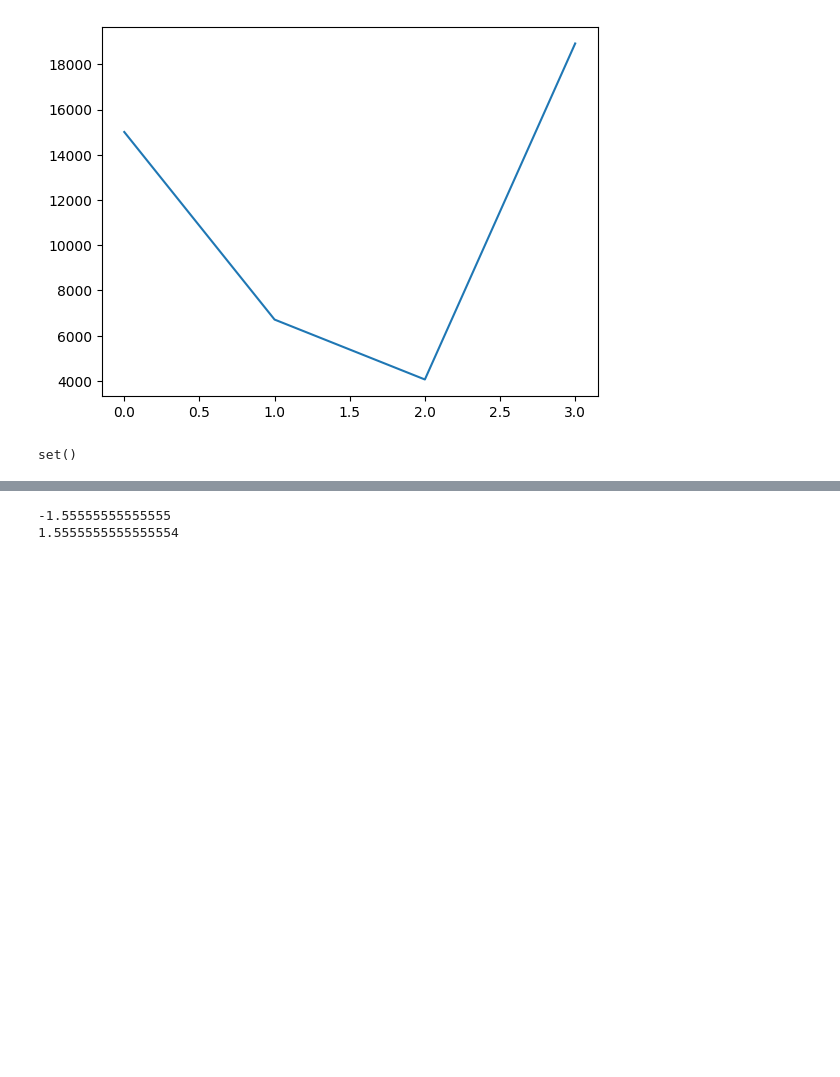
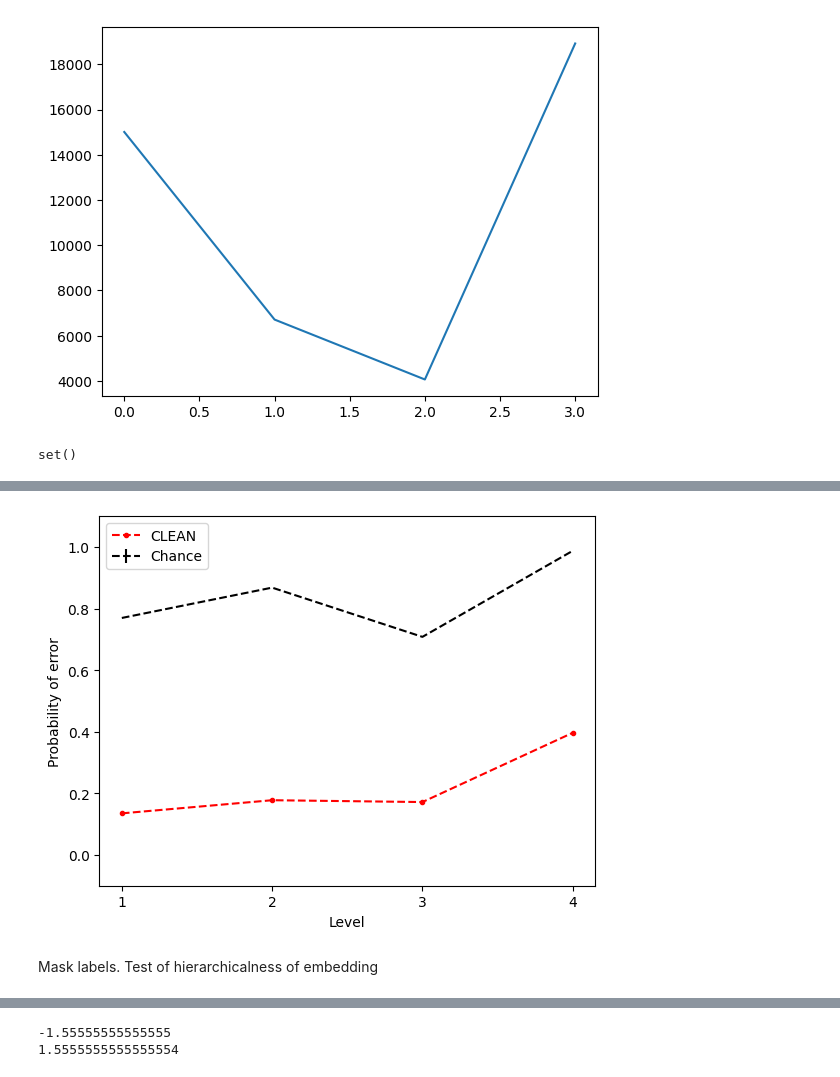
Before and after one commit to stefanpate/rcgnn, a Jupyter notebook: scripts/eval_metrics.ipynb, the cells around one changed output, grey strips where cells are left out. Drawn from its saved outputs; the diff is of its cells as text; code cells hidden in the pictures; blank space fills up the shorter version.

```diff
--- a/scripts/eval_metrics.ipynb
+++ b/scripts/eval_metrics.ipynb
@@ -737,0 +808,29 @@ set()
+# %%
+# Permute labels to get chance performance
+n_pseudo = 100
+meta_tally = []
+idxs = rng.choice(np.arange(n_samples), size=(n_samples, n_pseudo))
+for i in range(n_pseudo):
+    this_tally = (abs(ecs[idxs[:,i]] - ecs) != 0).astype(int).sum(axis=0)
+    meta_tally.append(this_tally / n_samples)
+
+meta_tally = np.vstack(meta_tally)
+num_chance_mean, num_chance_sem = meta_tally.mean(axis=0), np.sqrt(meta_tally.var(axis=0) / n_pseudo)
+# %%
+x = np.arange(1, n_levels + 1)
+ep = 1e-1
+fig, ax = plt.subplots()
+ax.errorbar(x, num_chance_mean, yerr=num_chance_sem, color='k', ls='--', label='Chance')
+ax.plot(x, error_rate_at, 'r.--', label='CLEAN')
+ax.set_ylim(-ep, 1 + ep)
+ax.set_xticks(x)
+ax.set_ylim(-ep, 1 + ep)
+ax.set_xticks(x)
+ax.set_ylabel('Probability of error')
+ax.set_xlabel('Level')
+ax.legend()
+plt.show()
+# %% [output]
+[figure, added]
+# %% [markdown]
+Mask labels. Test of hierarchicalness of embedding
```
Also changed, not shown: parts of 13 cells of this notebook, 22 other files.
